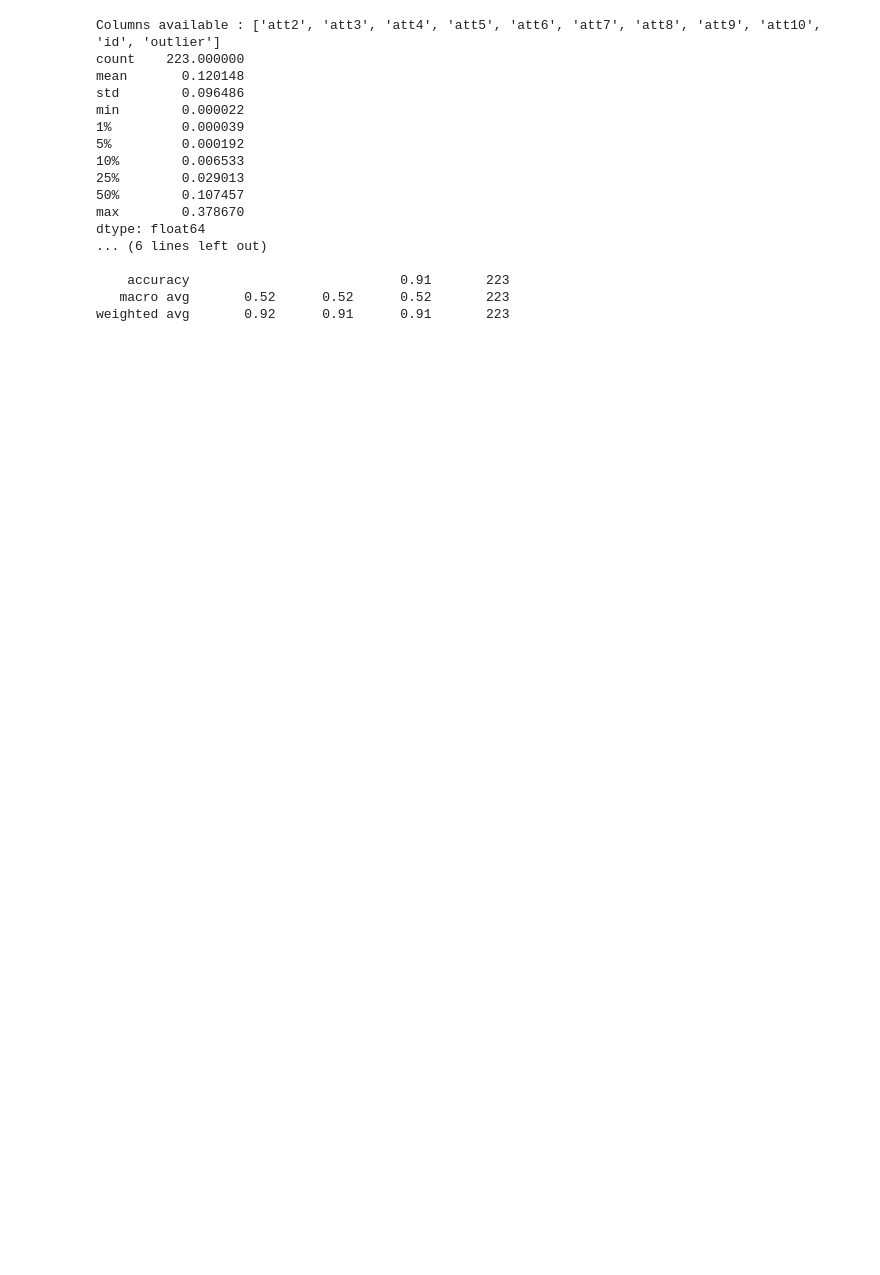
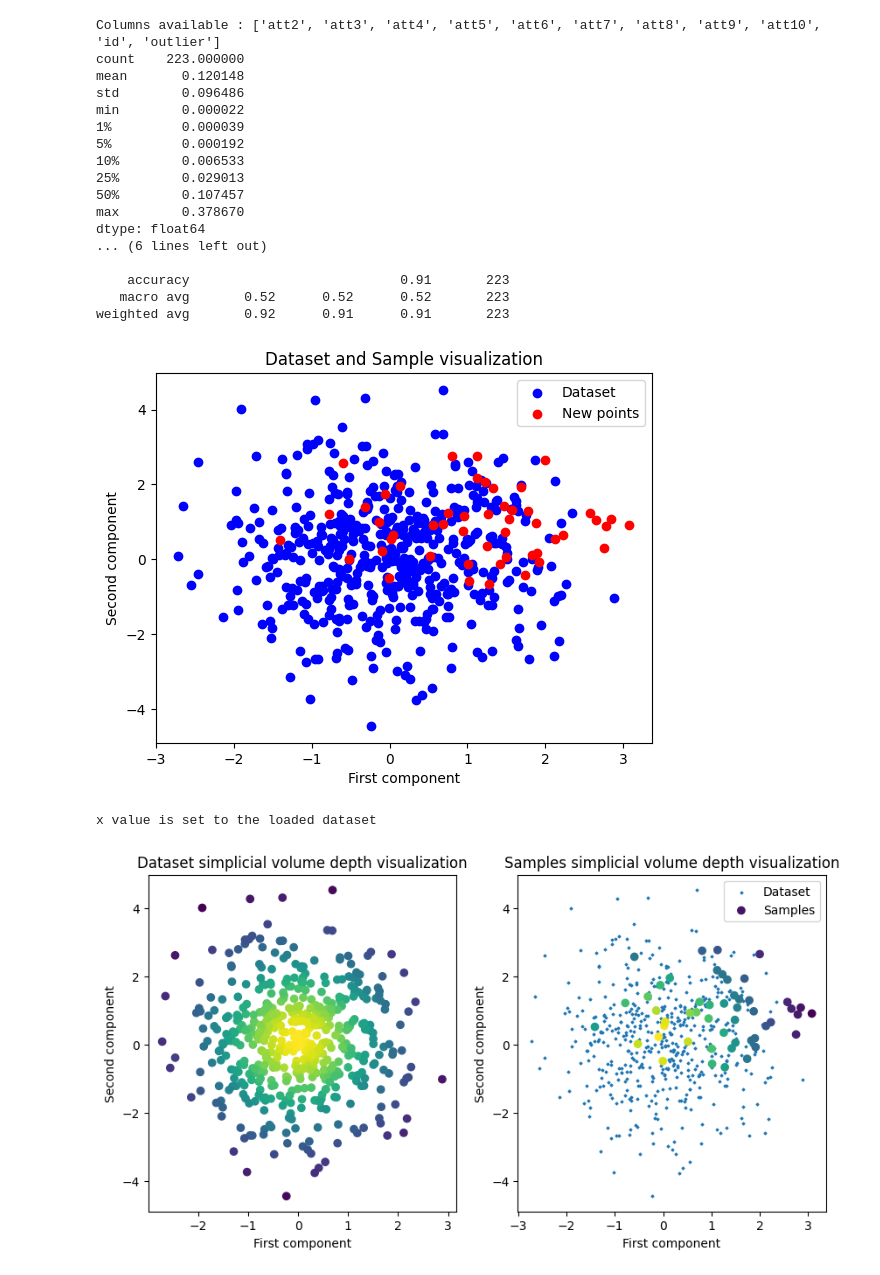
Before and after one commit to loanrottier/data_mining_project, a Jupyter notebook: Experimentations.ipynb, the cells around one changed output. Saved outputs shown, nothing was run; the diff lists cells and outputs as text; code cells hidden in the pictures; blank space fills up the shorter version.

```diff
--- a/Experimentations.ipynb
+++ b/Experimentations.ipynb
@@ -84,3 +84,43 @@ dtype: float64
     accuracy                           0.91       223
    macro avg       0.52      0.52      0.52       223
 weighted avg       0.92      0.91      0.91       223
+# %%
+from depth.model.DepthEucl import DepthEucl
+import numpy as np
+from matplotlib import pyplot as plt
+## Creating dataset and samples
+np.random.seed(2801)
+mat1=[[1, 0],[0, 2]]
+mat2=[[1, 0],[0, 1]]
+X = np.random.multivariate_normal([1,1], mat2, 50)
+dataset = np.random.multivariate_normal([0,0], mat1, 500)
+
+## visualize points
+fig=plt.figure()
+plt.scatter(dataset[:,0],dataset[:,1], c="blue",label="Dataset")
+plt.scatter(X[:,0],X[:,1], c="red",label="New points")
+plt.xlabel("First component")
+plt.ylabel("Second component")
+plt.title("Dataset and Sample visualization")
+plt.legend()
+plt.show()
+
+
+model=DepthEucl().load_dataset(dataset)
+depthX=model.simplicialVolume(X) # Compute X Depth w.r.t. the dataset
+depthDataset=model.simplicialVolume(evaluate_dataset=True) # evaluate the dataset itself
+
+fig, (ax1,ax2)=plt.subplots(1,2,figsize=(10,5))
+ax2.scatter(dataset[:,0],dataset[:,1],s=2, label="Dataset",marker="D")
+for x, depth, name, ax in zip([dataset,X],[depthDataset,depthX],
+                              ["Dataset", "Samples"],[ax1,ax2]):
+    ax.scatter(x[:,0],x[:,1], c=depth,label=name)
+    ax.set_xlabel("First component")
+    ax.set_ylabel("Second component")
+    ax.set_title(f"{name} simplicial volume depth visualization")
+ax2.legend()
+plt.show()
+# %% [output]
+[figure, added]
+x value is set to the loaded dataset
+[figure, added]
```
Also changed, not shown: parts of 1 cell of this notebook.
